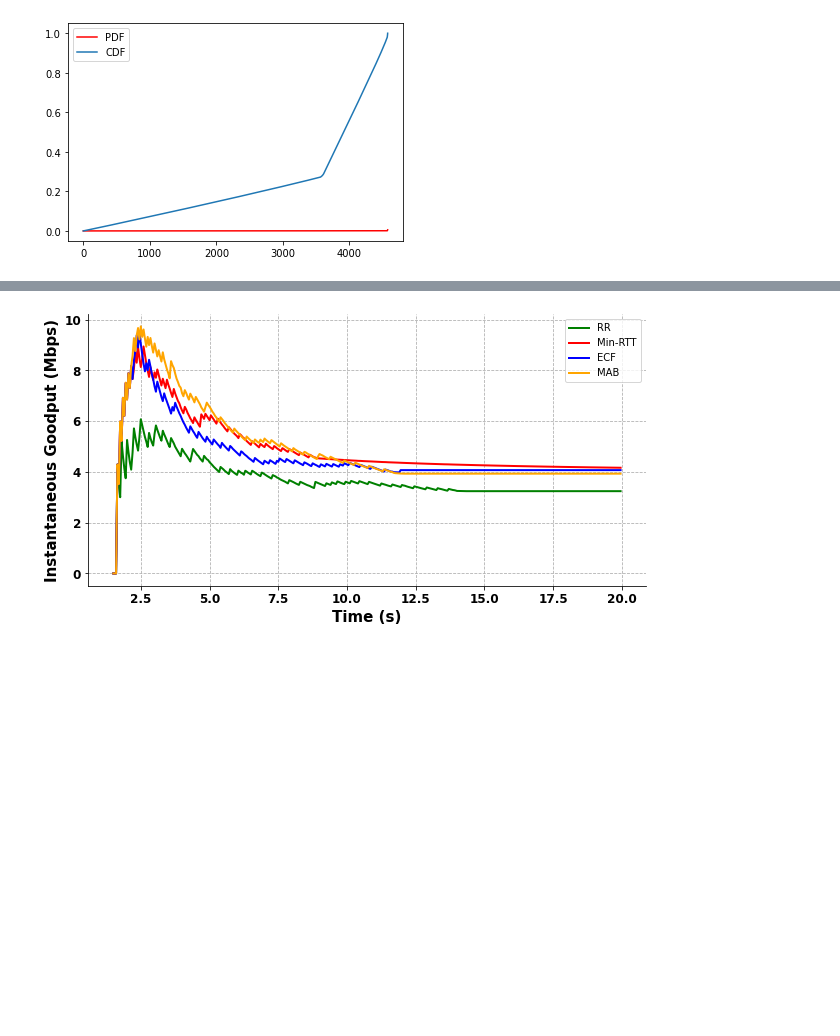
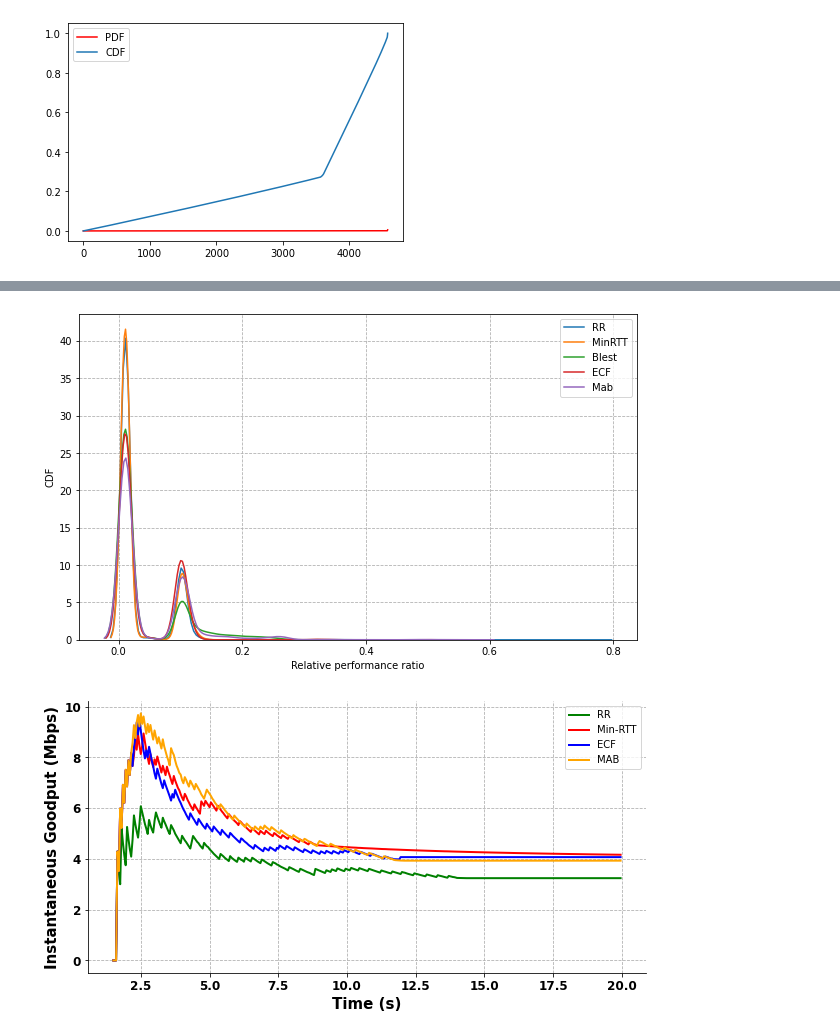
Before and after one commit to ssjShirley/mpquic-ns3, a Jupyter notebook: jupyter_folder/Draw2.ipynb, the cells around one changed output, grey strips where cells are left out. Cells and saved outputs as stored; diff of their text form; code cells hidden in the pictures; blank space fills up the shorter version.

```diff
--- a/jupyter_folder/Draw2.ipynb
+++ b/jupyter_folder/Draw2.ipynb
@@ -110,3 +110,25 @@ plt.show()
+# %%
+plt.figure(figsize=(10,6))
+# sns.ecdfplot(data = rr, label = "RR")
+# sns.ecdfplot(data = minrtt, label = "MinRTT")
+# sns.ecdfplot(data = blest, label = "Blest")
+# sns.ecdfplot(data = ecf, label = "ECF")
+# sns.ecdfplot(data = mab, label = "Mab")
+sns.kdeplot(data = rr, cumulative = False, label = "RR")
+sns.kdeplot(data = minrtt, cumulative = False, label = "MinRTT")
+sns.kdeplot(data = blest, cumulative = False, label = "Blest")
+sns.kdeplot(data = ecf, cumulative = False, label = "ECF")
+sns.kdeplot(data = mab, cumulative = False, label = "Mab")
+plt.legend()
+plt.grid(linestyle="--")
+# plt.xlim(0,0.4)
+# plt.ylim(0,4)
+plt.xlabel("Relative performance ratio")
+plt.ylabel("CDF")
+# plt.savefig('./performance-ratio-cdf.png', format='png')
+plt.show()
+# %% [output]
+[figure, added]
 # %%
 
 plt.figure(figsize=(10, 5))
```
Also changed, not shown: parts of 2 cells of this notebook, 1 other file.
